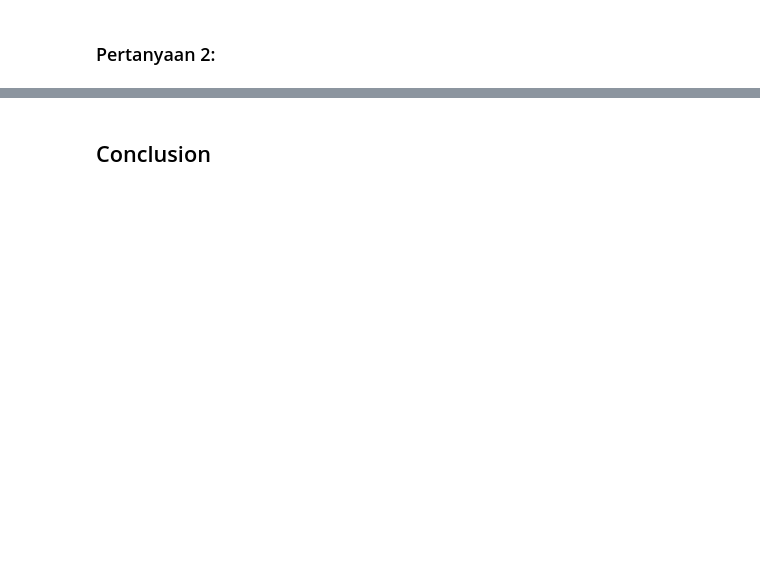
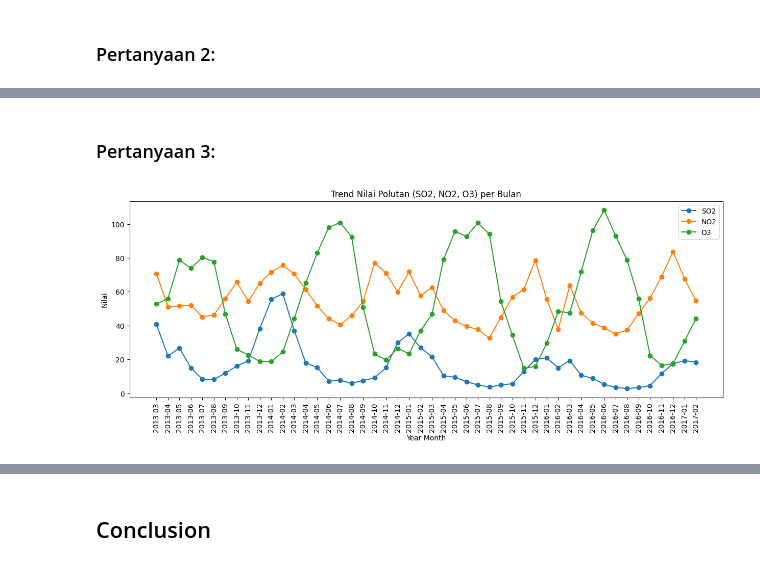
Before and after one commit to aaldifauzan/airQuality_analytics, a Jupyter notebook: notebook.ipynb, the cells around one changed output, grey strips where cells are left out. Cells and saved outputs as stored; diff of their text form; code cells hidden in the pictures; blank space fills up the shorter version.

```diff
--- a/notebook.ipynb
+++ b/notebook.ipynb
@@ -26,0 +252,6 @@
+# %%
+df_plot = df[['CO', 'SO2', 'NO2', 'O3']].resample('M').mean().round(2)
+df_plot['Year Month'] = df_plot.index.strftime('%Y-%m')
+df_plot = df_plot.set_index('Year Month')
+df_plot.reset_index(inplace=True)
+df_plot
@@ -32,0 +367,18 @@
+# %% [markdown]
+### Pertanyaan 3:
+# %%
+pollutants = ['SO2', 'NO2', 'O3']
+
+plt.figure(figsize=(15, 5))
+
+for pollutant in pollutants:
+    plt.plot(df_plot['Year Month'], df_plot[pollutant], marker='o', label=pollutant)
+
+plt.xlabel("Year Month")
+plt.xticks(rotation=90, ha='center')
+plt.ylabel("Nilai")
+plt.title("Trend Nilai Polutan (SO2, NO2, O3) per Bulan")
+plt.legend()
+plt.show()
+# %% [output]
+[figure, added]
```
Also changed, not shown: parts of 40 cells of this notebook.
